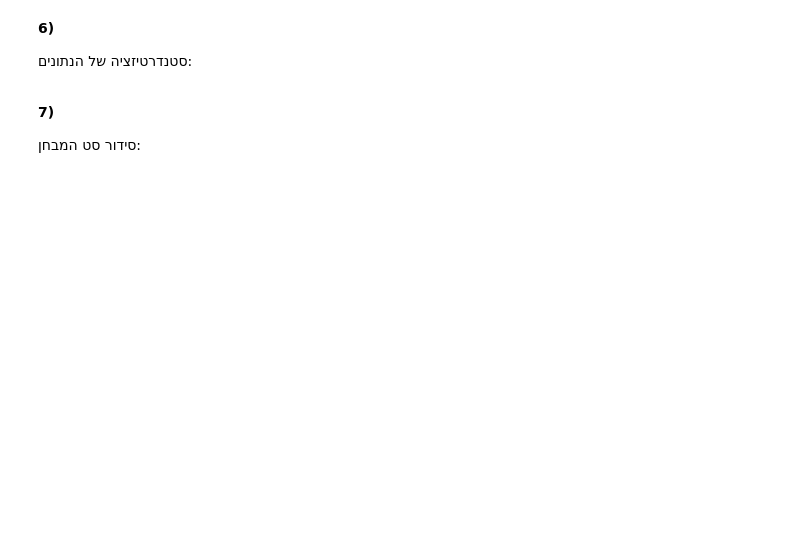
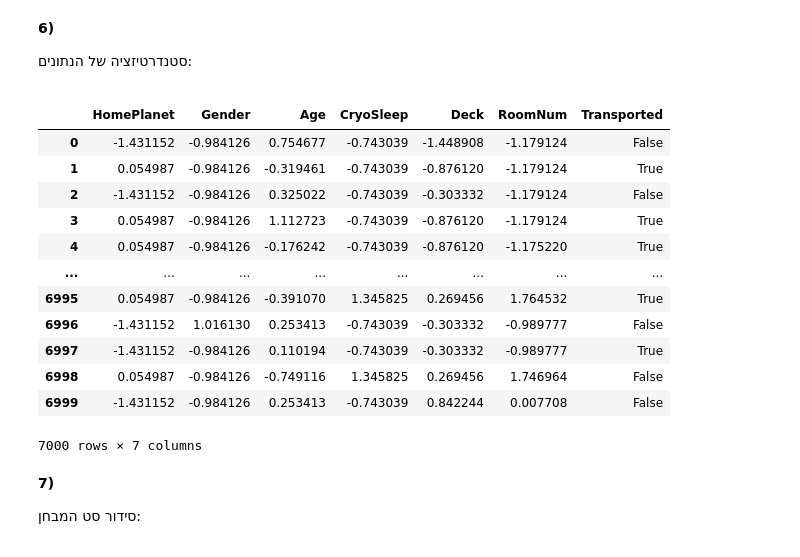
Before and after one commit to thorthor08/Thor, a Jupyter notebook: אריאל_נאוי_שלד_למחברת_סופית_לפרוייקט.ipynb, the cells around one changed output. Saved outputs shown, nothing was run; the diff lists cells and outputs as text; code cells hidden in the pictures; blank space fills up the shorter version.

```diff
--- a/אריאל_נאוי_שלד_למחברת_סופית_לפרוייקט.ipynb
+++ b/אריאל_נאוי_שלד_למחברת_סופית_לפרוייקט.ipynb
@@ -431,3 +482,22 @@ new_df
+# %%
+standard_scaler = StandardScaler()
+final_train = pd.DataFrame(standard_scaler.fit_transform(num_columns), columns=num_columns.columns)
+final_train = final_train.join(new_df_copy['Transported'])
+final_train
+# %% [output]
+|  | HomePlanet | Gender | Age | CryoSleep | Deck | RoomNum | Transported |
+| 0 | -1.431152 | -0.984126 | 0.754677 | -0.743039 | -1.448908 | -1.179124 | False |
+| 1 | 0.054987 | -0.984126 | -0.319461 | -0.743039 | -0.876120 | -1.179124 | True |
+| 2 | -1.431152 | -0.984126 | 0.325022 | -0.743039 | -0.303332 | -1.179124 | False |
+| 3 | 0.054987 | -0.984126 | 1.112723 | -0.743039 | -0.876120 | -1.179124 | True |
+| 4 | 0.054987 | -0.984126 | -0.176242 | -0.743039 | -0.876120 | -1.175220 | True |
+| ... | ... | ... | ... | ... | ... | ... | ... |
+| 6995 | 0.054987 | -0.984126 | -0.391070 | 1.345825 | 0.269456 | 1.764532 | True |
+| 6996 | -1.431152 | 1.016130 | 0.253413 | -0.743039 | -0.303332 | -0.989777 | False |
+| 6997 | -1.431152 | -0.984126 | 0.110194 | -0.743039 | -0.303332 | -0.989777 | True |
+| 6998 | 0.054987 | -0.984126 | -0.749116 | 1.345825 | 0.269456 | 1.746964 | False |
+| 6999 | -1.431152 | -0.984126 | 0.253413 | -0.743039 | 0.842244 | 0.007708 | False |
+7000 rows × 7 columns
 # %% [markdown]
 <div dir='rtl'>
 
```
Also changed, not shown: parts of 23 cells of this notebook.
